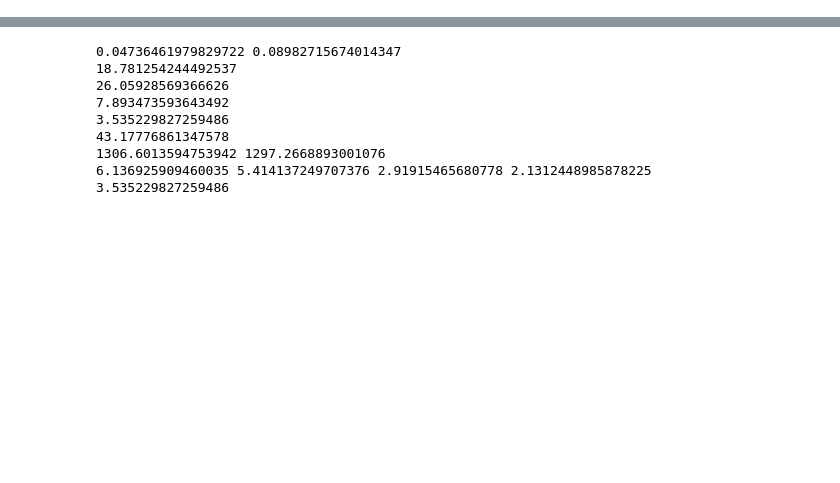
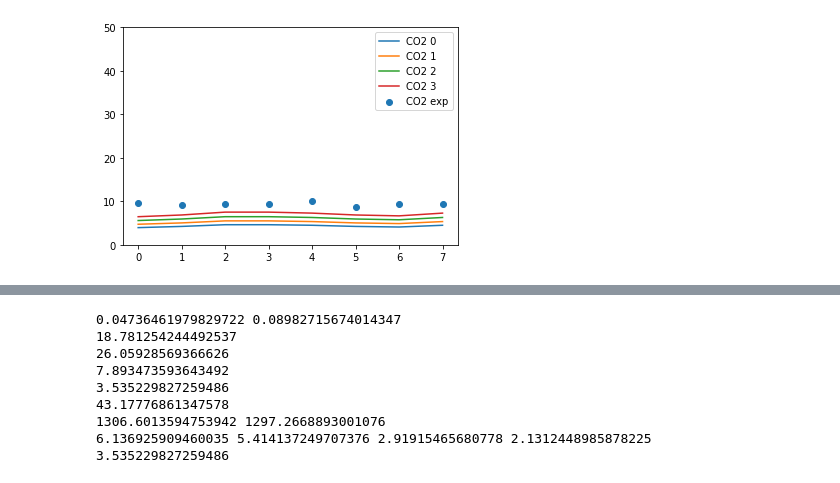
Before and after one commit to jubaldi/gasification, a Jupyter notebook: aydin.ipynb, the cells around one changed output, grey strips where cells are left out. Cells and saved outputs as stored; diff of their text form; code cells hidden in the pictures; blank space fills up the shorter version.

```diff
--- a/aydin.ipynb
+++ b/aydin.ipynb
@@ -23,0 +80,11 @@ def met(ER, MC, T, C, H, O, ash):
+# %%
+plt.plot(range(8), results0[2], label='CO2 0')
+plt.plot(range(8), results1[2], label='CO2 1')
+plt.plot(range(8), results2[2], label='CO2 2')
+plt.plot(range(8), results3[2], label='CO2 3')
+plt.scatter(range(8), df.iloc[0:8]['CO2'], label='CO2 exp')
+plt.ylim(0,50)
+plt.legend()
+plt.show()
+# %% [output]
+[figure, added]
```
Also changed, not shown: parts of 8 cells of this notebook, 2 other files.
